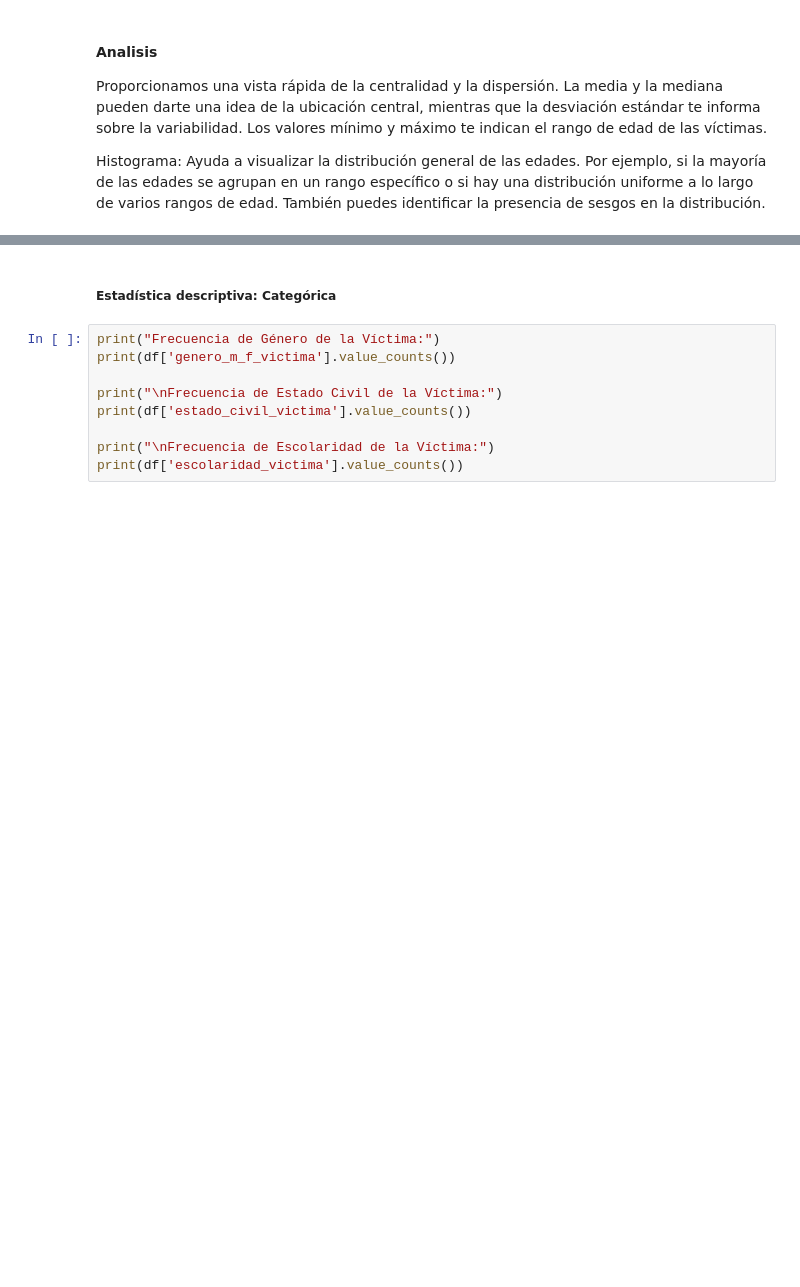
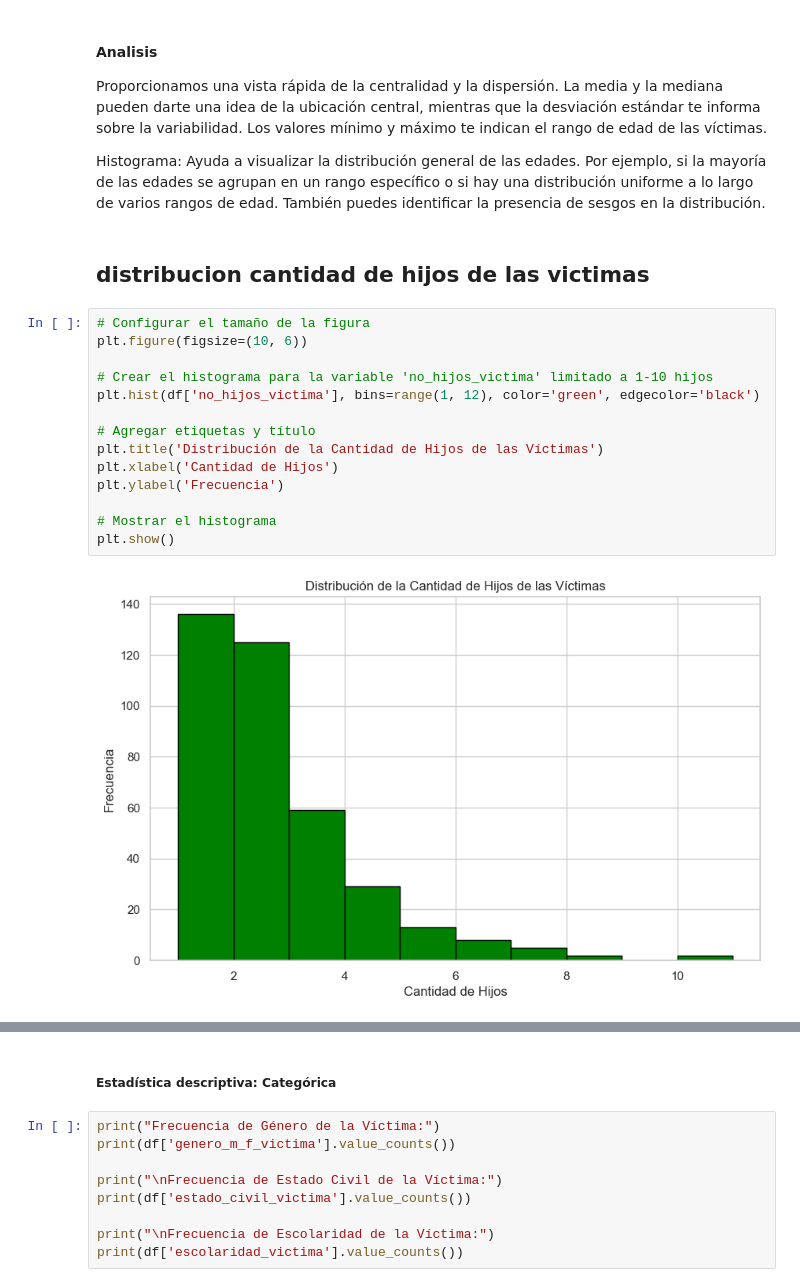
Before and after one commit to BryanEspana/AnalisisExploratorio, a Jupyter notebook: analisis.ipynb, the cells around one changed output, grey strips where cells are left out. Saved outputs shown, nothing was run; the diff lists cells and outputs as text; blank space fills up the shorter version.

```diff
--- a/analisis.ipynb
+++ b/analisis.ipynb
@@ -170,3 +263,21 @@ plt.show()
 Proporcionamos una vista rápida de la centralidad y la dispersión. La media y la mediana pueden darte una idea de la ubicación central, mientras que la desviación estándar te informa sobre la variabilidad. Los valores mínimo y máximo te indican el rango de edad de las víctimas.
 
 Histograma: Ayuda a visualizar la distribución general de las edades. Por ejemplo, si la mayoría de las edades se agrupan en un rango específico o si hay una distribución uniforme a lo largo de varios rangos de edad. También puedes identificar la presencia de sesgos en la distribución.
+# %% [markdown]
+## distribucion cantidad de hijos de las victimas
+# %%
+# Configurar el tamaño de la figura
+plt.figure(figsize=(10, 6))
+
+# Crear el histograma para la variable 'no_hijos_victima' limitado a 1-10 hijos
+plt.hist(df['no_hijos_victima'], bins=range(1, 12), color='green', edgecolor='black')
+
+# Agregar etiquetas y título
+plt.title('Distribución de la Cantidad de Hijos de las Víctimas')
+plt.xlabel('Cantidad de Hijos')
+plt.ylabel('Frecuencia')
+
+# Mostrar el histograma
+plt.show()
+# %% [output]
+[figure, added]
```
Also changed, not shown: parts of 32 cells of this notebook.
